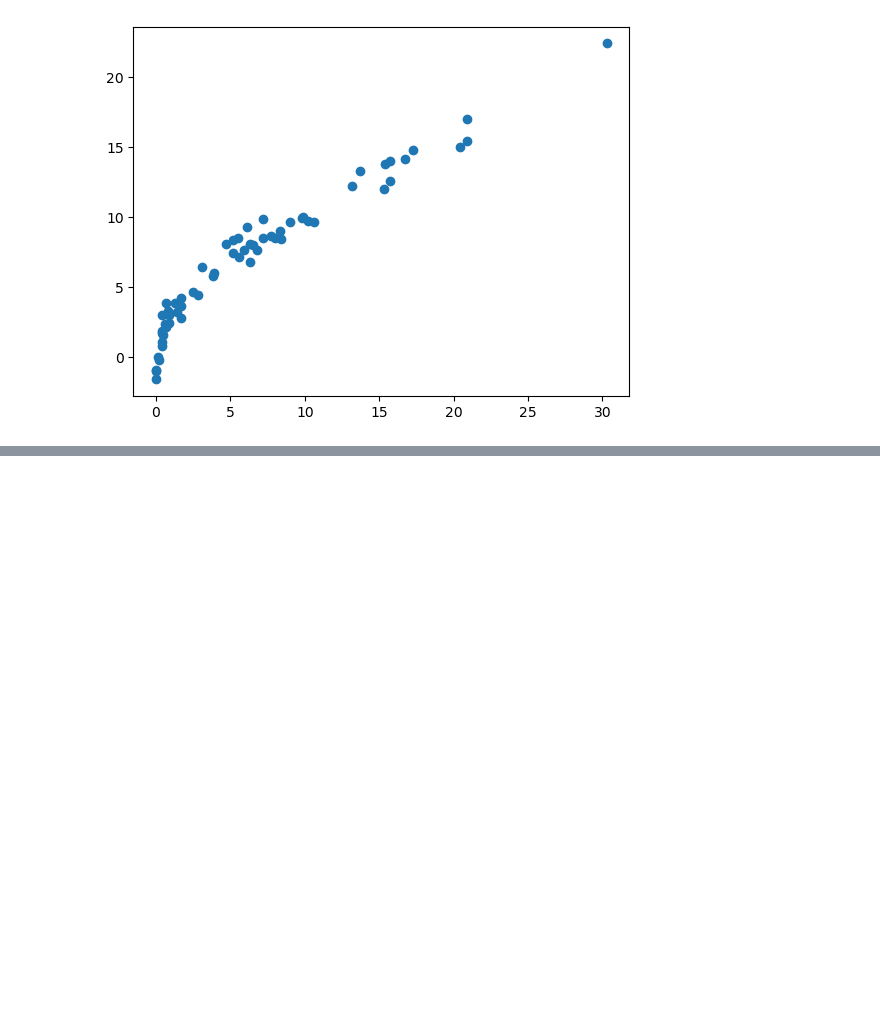
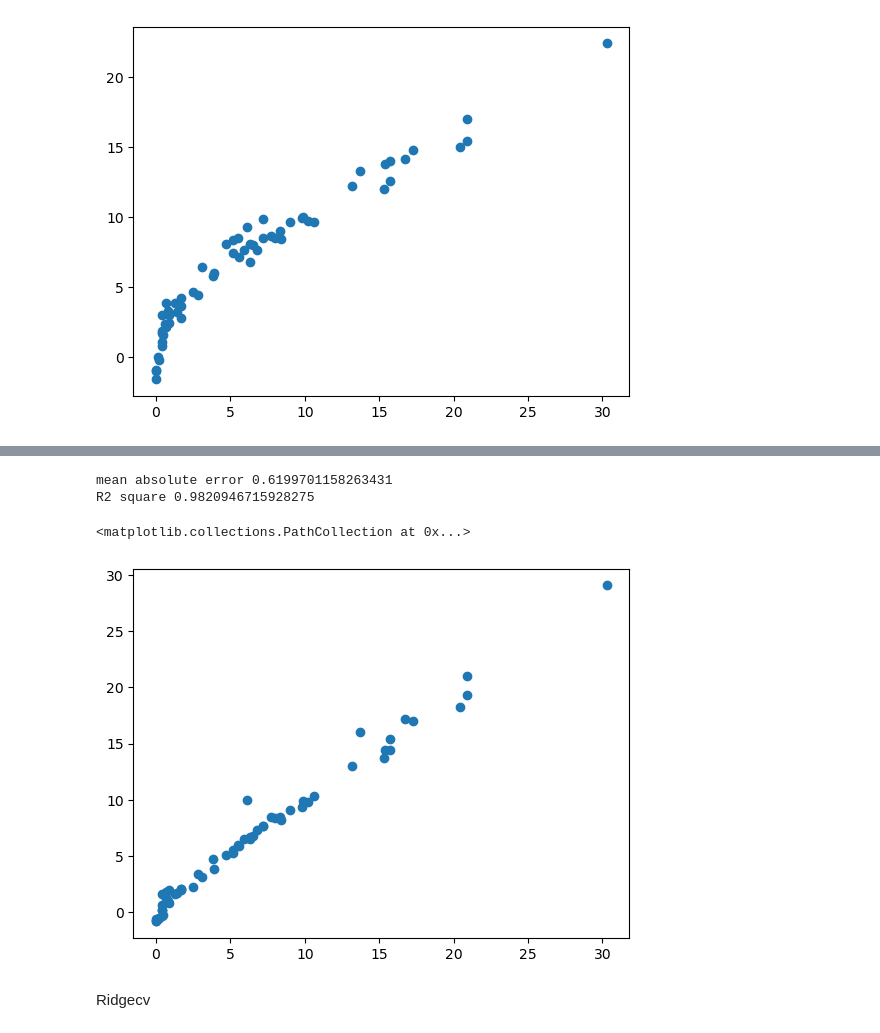
Before and after one commit to jainkhushi22/Tiny-ML-labs, a Jupyter notebook: linear_regression/Project1/Model_train.ipynb, the cells around one changed output, grey strips where cells are left out. Drawn from its saved outputs; the diff is of its cells as text; code cells hidden in the pictures; blank space fills up the shorter version.

Commit message:
Implement hyperparameter tuning with Ridge, Lasso, and ElasticNet cross-validation

```diff
--- a/linear_regression/Project1/Model_train.ipynb
+++ b/linear_regression/Project1/Model_train.ipynb
@@ -216,0 +221,4 @@ R2 square 0.8753460589519703
+# %%
+from sklearn.linear_model import LassoCV
+lassoCV=LassoCV(cv=5)
+lassoCV.fit(X_train_sc,y_train)
@@ -216,0 +290,14 @@ R2 square 0.8753460589519703
+# %%
+y_pred=lassoCV.predict(X_test_sc)
+mae1=mean_absolute_error(y_test,y_pred)
+score1=r2_score(y_test,y_pred)
+print("mean absolute error",mae1)
+print("R2 square",score1)
+plt.scatter(y_test,y_pred)
+# %% [output]
+mean absolute error 0.6199701158263431
+R2 square 0.9820946715928275
+<matplotlib.collections.PathCollection at 0x...>
+[figure, added]
+# %% [markdown]
+Ridgecv
```
Also changed, not shown: parts of 15 cells of this notebook.
